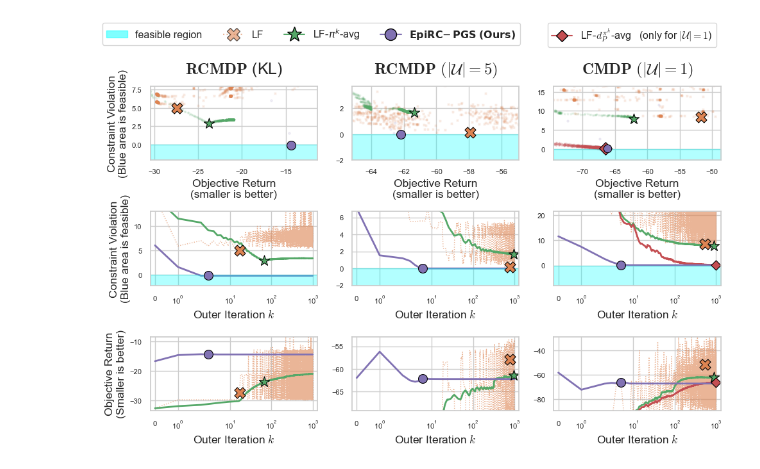
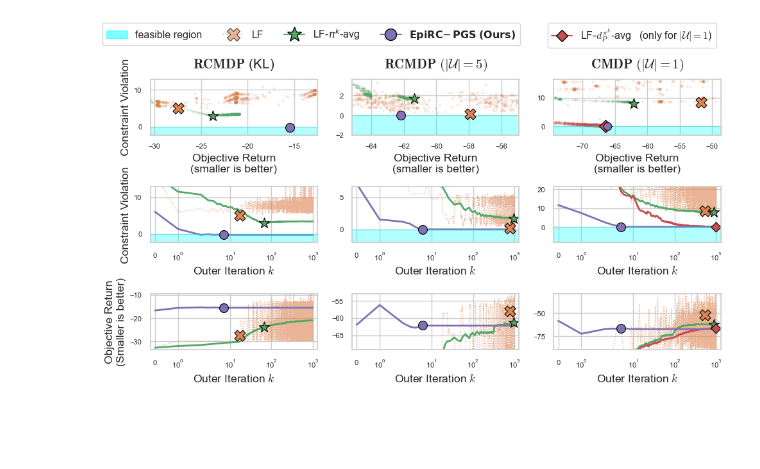
Before and after one commit to matsuolab/RCMDP-Epigraph, a Jupyter notebook: plot-all.ipynb, the cells around one changed output. Saved outputs shown, nothing was run; the diff lists cells and outputs as text; code cells hidden in the pictures; blank space fills up the shorter version.

```diff
--- a/plot-all.ipynb
+++ b/plot-all.ipynb
@@ -25,7 +25,7 @@ import seaborn as sns
 import matplotlib.pyplot as plt
 plt.rcParams["mathtext.fontset"] = 'cm'
 
-fig = plt.figure(figsize=(10, 6.4))
+fig = plt.figure(figsize=(10, 5.5))
 sns.set_theme(font_scale=1.05)
 axes = []
 ticksize = 8
@@ -70,13 +70,13 @@ with sns.axes_style("whitegrid"):
     vmin, vmax = vmin - 2, vmax + 3
 
     ax.fill_between(x=[Jmin, Jmax], y1=-100, y2=0, color="cyan", alpha=0.3)
-    plt.ylim(vmin, vmax)
-    plt.ylabel("Constraint Violation" "\n" r"(Blue area is feasible)")
+    plt.ylim(vmin, vmax+5)
+    plt.ylabel("Constraint Violation")
     plt.xlim(Jmin, Jmax)
     plt.xlabel("Objective Return" "\n" "(smaller is better)")
 
     ax.tick_params(axis='both', which='major', labelsize=ticksize)
-    title = ax.set_title(r"$\mathbf{RCMDP}$ (KL)", x=0.5, y=1.1, fontsize=18)
+    title = ax.set_title(r"$\mathbf{RCMDP}$ (KL)", x=0.5, y=1.1, fontsize=15)
 
 # plot violation
 with sns.axes_style("whitegrid"):
@@ -92,7 +92,7 @@ with sns.axes_style("whitegrid"):
     plt.xscale(xscale_iteration)
     plt.xlim(*xlim_iteration)
 
-    plt.ylabel("Constraint Violation" "\n" r"(Blue area is feasible)")
+    plt.ylabel("Constraint Violation")
     plt.xlabel(iteration_label)
 
     ax.tick_params(axis='both', which='major', labelsize=ticksize)
@@ -161,7 +161,7 @@ with sns.axes_style("whitegrid"):
     plt.xlabel("Objective Return" "\n" "(smaller is better)")
     ax.tick_params(axis='both', which='major', labelsize=ticksize)
 
-    title = ax.set_title(r"$\mathbf{RCMDP}$ $(|\mathcal{U}|=5)$", x=0.5, y=1.1, fontsize=18)
+    title = ax.set_title(r"$\mathbf{RCMDP}$ $(|\mathcal{U}|=5)$", x=0.5, y=1.1, fontsize=15)
 
 # plot violation
 with sns.axes_style("whitegrid"):
@@ -247,7 +247,7 @@ with sns.axes_style("whitegrid"):
     plt.xlabel("Objective Return" "\n" "(smaller is better)")
 
     ax.tick_params(axis='both', which='major', labelsize=ticksize)
-    title = ax.set_title(r"$\mathbf{CMDP}$ $(|\mathcal{U}|=1)$", x=0.5, y=1.1, fontsize=18)
+    title = ax.set_title(r"$\mathbf{CMDP}$ $(|\mathcal{U}|=1)$", x=0.5, y=1.1, fontsize=15)
 
 # plot violation
 with sns.axes_style("whitegrid"):
@@ -293,31 +293,31 @@ with sns.axes_style("whitegrid"):
 
     labels = [LF, LFpolavg, EF]
     for name in labels:
         size = 13
         if name == LF:
             size = 15
         elif name == LFpolavg:
             size = 17
         handles.append(
             plt.plot([], label=name, linestyle=linestyle[name], alpha=alphas[name], color=colors[name], marker=marker[name], markersize=size, markeredgecolor="black")[0]
         )
     labels = ["feasible region"] + [LF, r"LF-$\pi^k$-avg", EF]
     lgd = fig.legend(handles, labels, loc="upper center", bbox_to_anchor=(0.34, 1.07), ncol=len(labels))
 
 
 with sns.axes_style("whitegrid"):
     plt.rcParams["mathtext.fontset"] = 'cm'
     label = r"LF-$d^{\pi^k}_P$-avg   (only for $|\mathcal{U}|=1$)"
     handles = []
     handles.append(
         plt.plot([], linestyle=linestyle[LFoccavg], alpha=alphas[LFoccavg], color=colors[LFoccavg], marker=marker[LFoccavg], markersize=9, markeredgecolor="black")[0]
     )
     lgd = fig.legend(handles, [label], loc="upper center", bbox_to_anchor=(0.84, 1.07), ncol=len(labels))
 
 
 fig.tight_layout()
 
 plt.savefig(f"results/all.pdf", bbox_extra_artists=(lgd, ), bbox_inches="tight")
 plt.savefig(f"results/all.png", bbox_extra_artists=(lgd, ), bbox_inches="tight")
 # %% [output]
-[figure, old version]
+[figure, new version]
```
Also changed, not shown: 5 other files.
